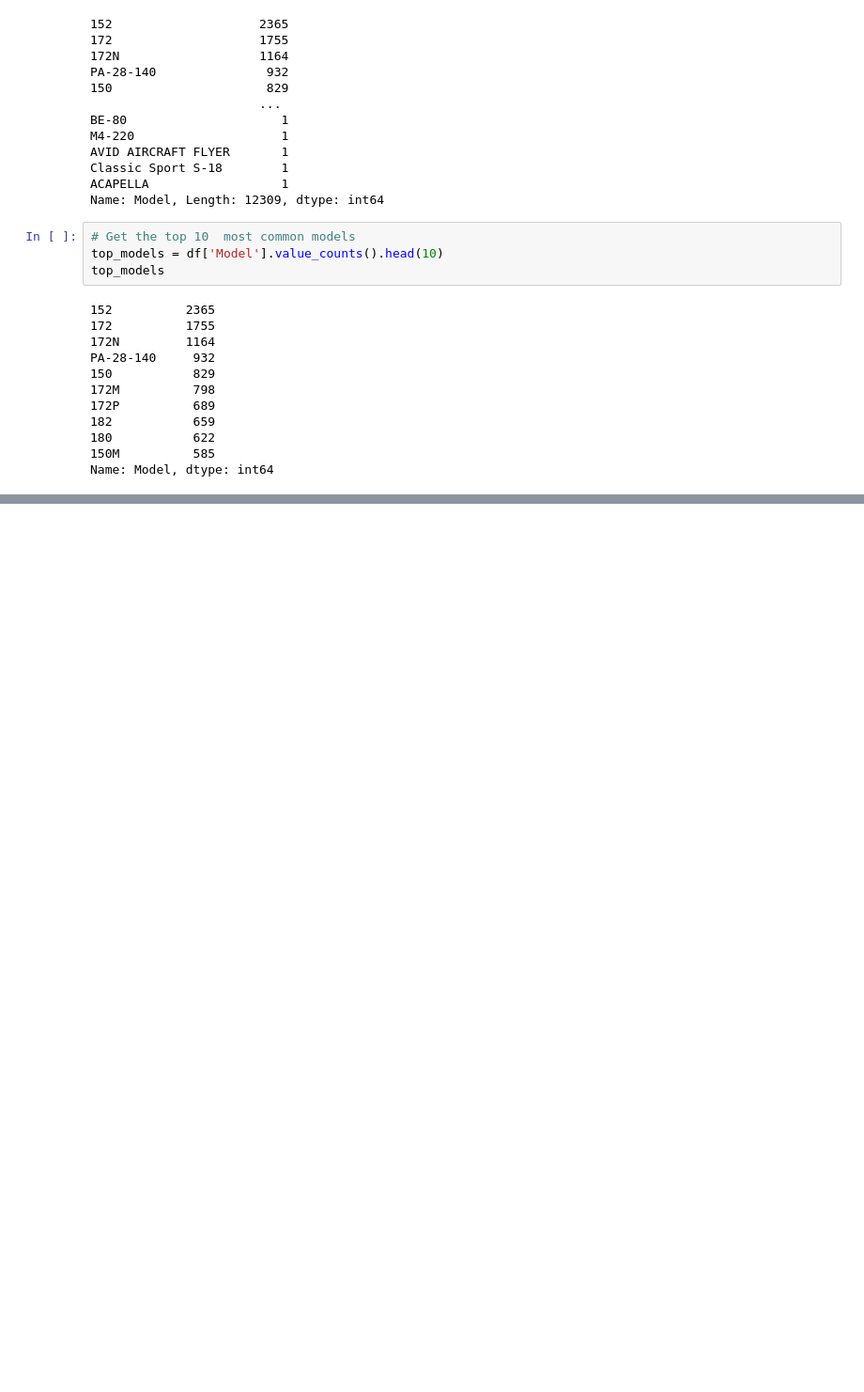
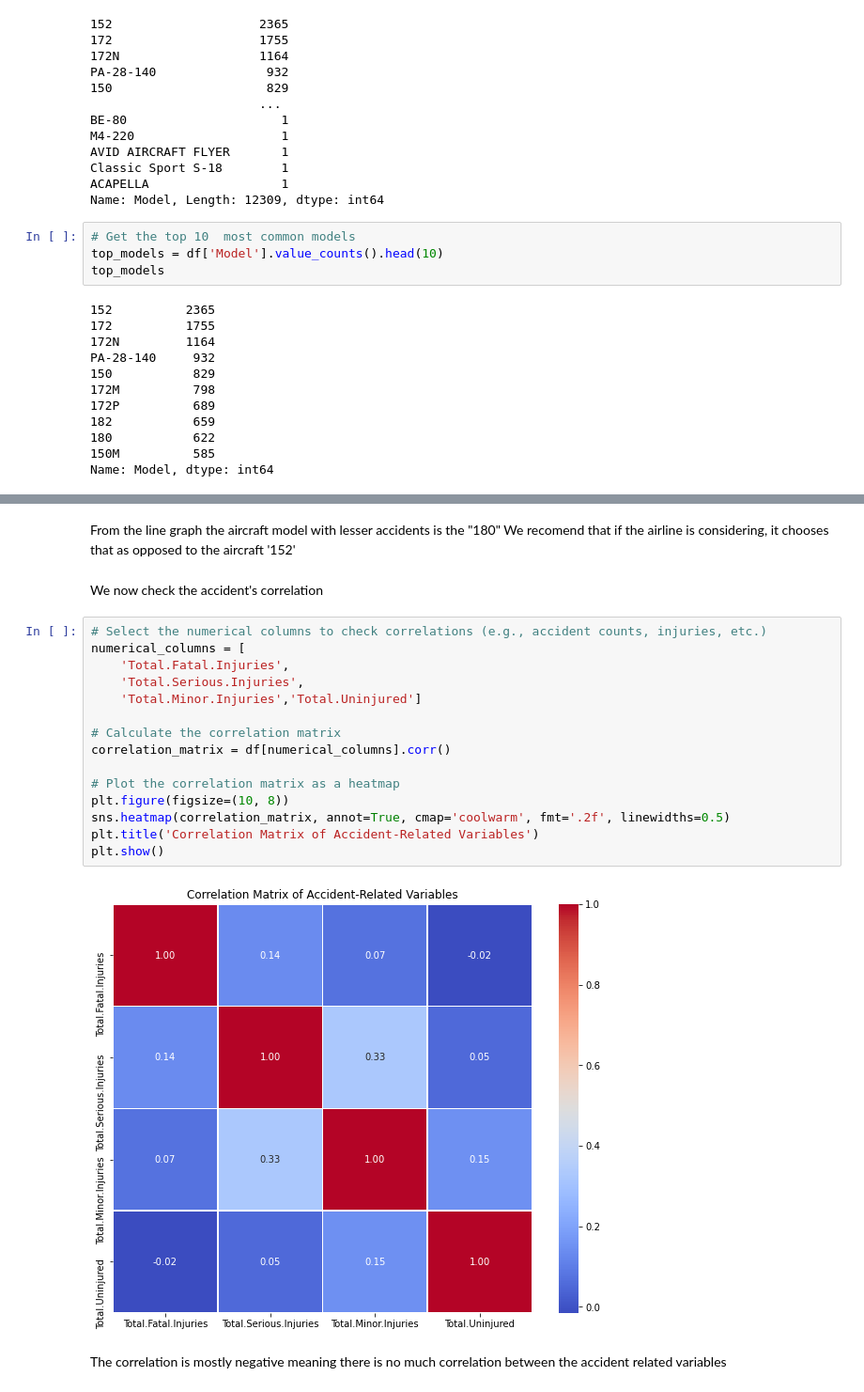
Before and after one commit to EdelLwoyelo/Phase-1-Project-Aircraft-Accident-Analysis, a Jupyter notebook: Phase_1_Project.ipynb, the cells around one changed output, grey strips where cells are left out. Shown: that part at 94% size. Drawn from its saved outputs; the diff is of its cells as text; blank space fills up the shorter version.

```diff
--- a/Phase_1_Project.ipynb
+++ b/Phase_1_Project.ipynb
@@ -541,3 +527,27 @@ plt.grid(True)
 plt.show()
 # %% [output]
 [figure]
+# %% [markdown]
+From the line graph the aircraft model with lesser accidents is the "180"
+We recomend that if the airline is considering, it chooses that as opposed to the aircraft '152'
+# %% [markdown]
+We now check the accident's correlation
+# %%
+# Select the numerical columns to check correlations (e.g., accident counts, injuries, etc.)
+numerical_columns = [
+    'Total.Fatal.Injuries',
+    'Total.Serious.Injuries',
+    'Total.Minor.Injuries','Total.Uninjured']
+
+# Calculate the correlation matrix
+correlation_matrix = df[numerical_columns].corr()
+
+# Plot the correlation matrix as a heatmap
+plt.figure(figsize=(10, 8))
+sns.heatmap(correlation_matrix, annot=True, cmap='coolwarm', fmt='.2f', linewidths=0.5)
+plt.title('Correlation Matrix of Accident-Related Variables')
+plt.show()
+# %% [output]
+[figure, added]
+# %% [markdown]
+The correlation is mostly negative meaning there is no much correlation between the accident related variables
```
Also changed, not shown: parts of 36 cells of this notebook.
